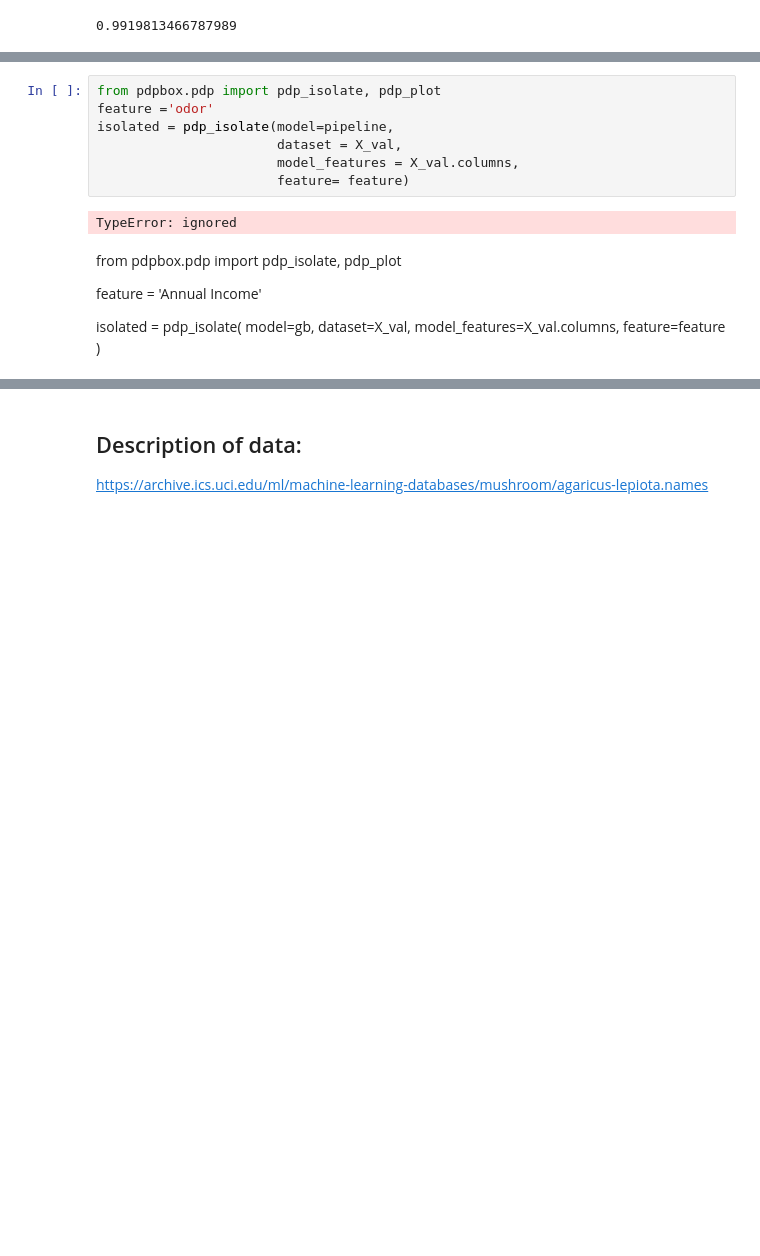
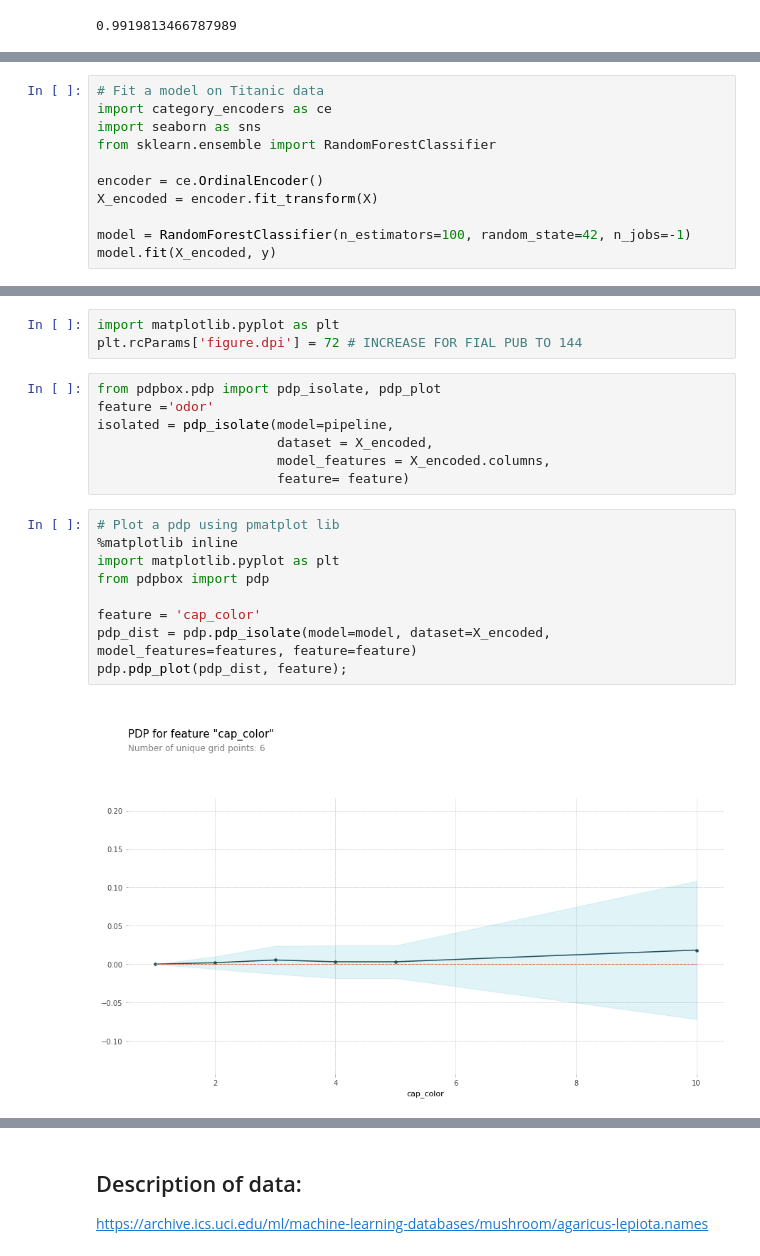
Before and after one commit to gptix/DS-Unit-2-Applied-Modeling, a Jupyter notebook: module4/ASSIGNMENT_Jud_Taylor_LS_DS_234_assignment.ipynb, the cells around one changed output, grey strips where cells are left out. Saved outputs shown, nothing was run; the diff lists cells and outputs as text; blank space fills up the shorter version.

Commit message:
Added PDP and Shapely Force Diagram

```diff
--- a/module4/ASSIGNMENT_Jud_Taylor_LS_DS_234_assignment.ipynb
+++ b/module4/ASSIGNMENT_Jud_Taylor_LS_DS_234_assignment.ipynb
@@ -364,0 +358,11 @@ plt.rcParams['figure.dpi'] = 72 # INCREASE FOR FIAL PUB TO 144
+# %%
+# Fit a model on Titanic data
+import category_encoders as ce
+import seaborn as sns
+from sklearn.ensemble import RandomForestClassifier
+
+encoder = ce.OrdinalEncoder()
+X_encoded = encoder.fit_transform(X)
+
+model = RandomForestClassifier(n_estimators=100, random_state=42, n_jobs=-1)
+model.fit(X_encoded, y)
@@ -365,20 +377,21 @@ plt.rcParams['figure.dpi'] = 72 # INCREASE FOR FIAL PUB TO 144
+# %%
+import matplotlib.pyplot as plt
+plt.rcParams['figure.dpi'] = 72 # INCREASE FOR FIAL PUB TO 144
 # %%
 from pdpbox.pdp import pdp_isolate, pdp_plot
 feature ='odor'
 isolated = pdp_isolate(model=pipeline,
-                       dataset = X_val,
-                       model_features = X_val.columns,
+                       dataset = X_encoded,
+                       model_features = X_encoded.columns,
                        feature= feature)
-# %% [output]
-TypeError: ignored
-# %% [markdown]
-from pdpbox.pdp import pdp_isolate, pdp_plot
-
-feature = 'Annual Income'
-
-isolated = pdp_isolate(
-    model=gb,
-    dataset=X_val,
-    model_features=X_val.columns,
-    feature=feature
-)
+# %%
+# Plot a pdp using pmatplot lib
+%matplotlib inline
+import matplotlib.pyplot as plt
+from pdpbox import pdp
+
+feature = 'cap_color'
+pdp_dist = pdp.pdp_isolate(model=model, dataset=X_encoded, model_features=features, feature=feature)
+pdp.pdp_plot(pdp_dist, feature);
+# %% [output]
+[figure, added]
```
Also changed, not shown: parts of 9 cells of this notebook.
